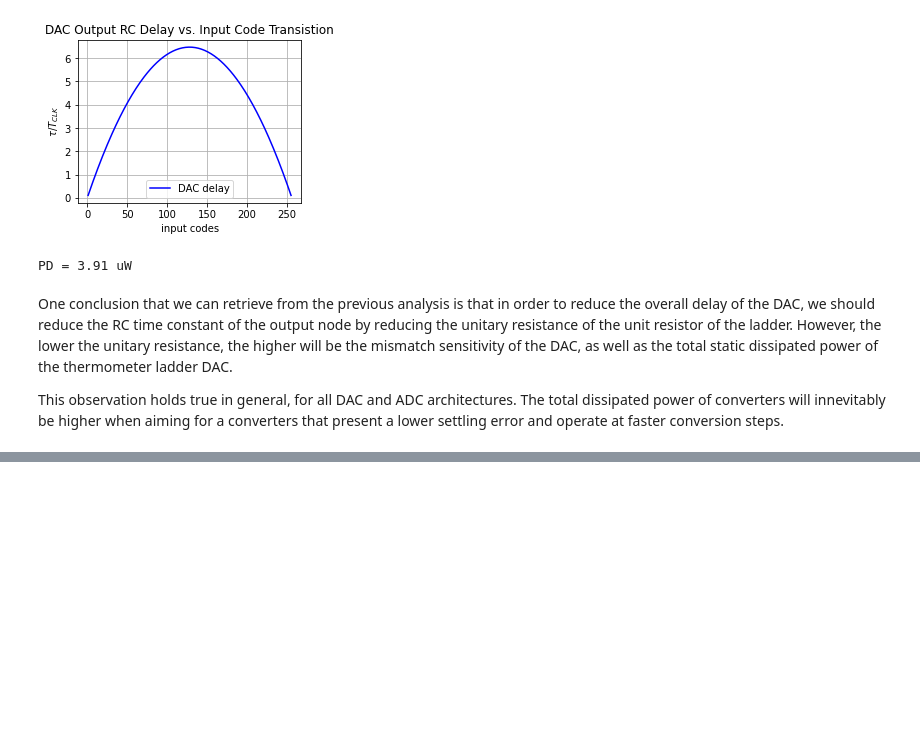
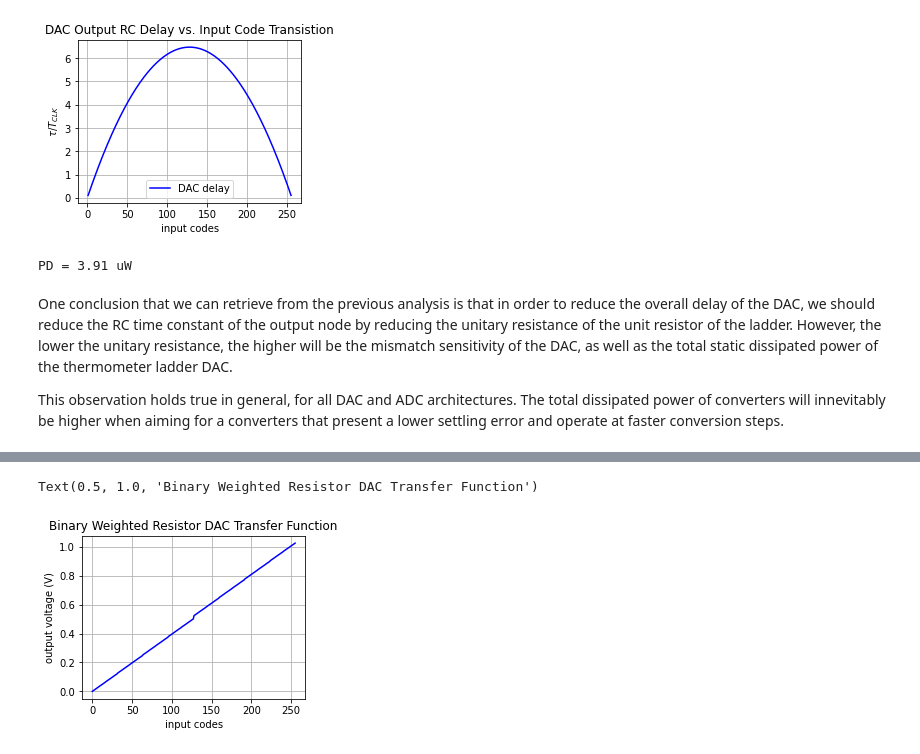
Before and after one commit to das-dias/signal-converters-notebooks, a Jupyter notebook: practical_classes/practical_class_5.ipynb, the cells around one changed output, grey strips where cells are left out. Drawn from its saved outputs; the diff is of its cells as text; code cells hidden in the pictures; blank space fills up the shorter version.

```diff
--- a/practical_classes/practical_class_5.ipynb
+++ b/practical_classes/practical_class_5.ipynb
@@ -237,0 +342,11 @@ This observation holds true in general, for all DAC and ADC architectures. The t
+# %%
+# plot the trasnfer function of the DAC
+fig, ax = plt.subplots(1,1, figsize=(4,3))
+ax.plot(codes, vout, 'b', label='DAC transfer function')
+ax.set_xlabel('input codes')
+ax.set_ylabel('output voltage (V)')
+ax.grid()
+ax.set_title('Binary Weighted Resistor DAC Transfer Function')
+# %% [output]
+Text(0.5, 1.0, 'Binary Weighted Resistor DAC Transfer Function')
+[figure, added]
```
Also changed, not shown: parts of 12 cells of this notebook.
